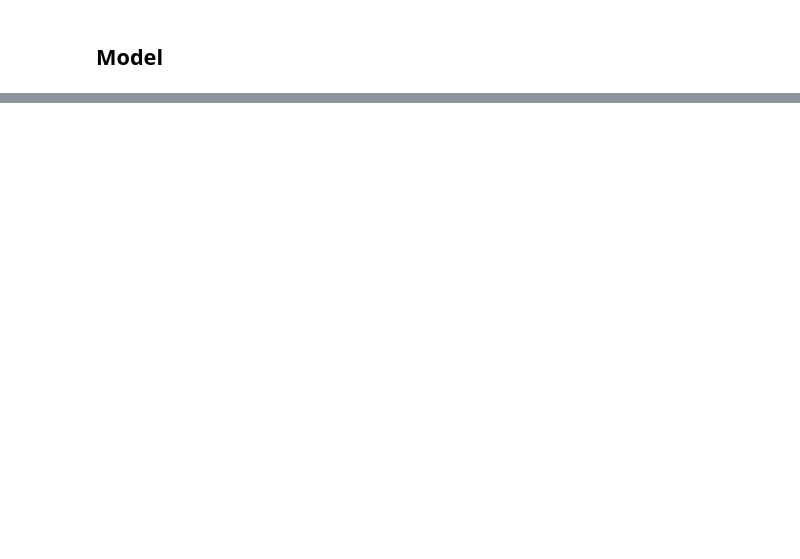
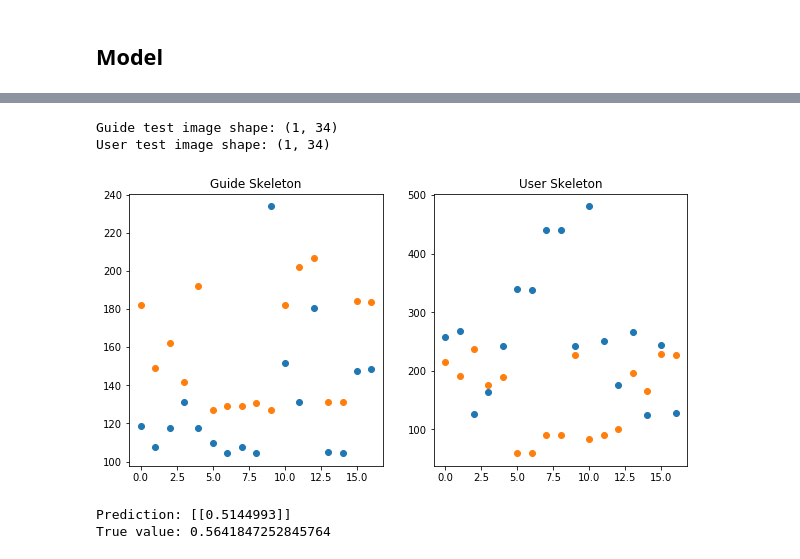
Before and after one commit to sync-without-async/CapstoneDesign-ML, a Jupyter notebook: experiments/imporve_model.ipynb, the cells around one changed output, grey strips where cells are left out. Cells and saved outputs as stored; diff of their text form; code cells hidden in the pictures; blank space fills up the shorter version.

```diff
--- a/experiments/imporve_model.ipynb
+++ b/experiments/imporve_model.ipynb
@@ -295,0 +336,39 @@ plt.show()
+# %%
+guide_test_image = np.random.randint(0, len(guide_X_test))
+guide_test_image = guide_X_test[guide_test_image]
+guide_test_image = guide_test_image.reshape(-1, 34)
+print(f"Guide test image shape: {guide_test_image.shape}")
+
+user_test_image = np.random.randint(0, len(user_X_test))
+user_test_image = user_X_test[user_test_image]
+user_test_image = user_test_image.reshape(-1, 34)
+print(f"User test image shape: {user_test_image.shape}")
+
+plt.figure(figsize=(10, 5))
+
+plt.subplot(1, 2, 1)
+plt.title("Guide Skeleton")
+plt.plot(guide_test_image.reshape(17, 2), marker='o', linestyle='')
+
+plt.subplot(1, 2, 2)
+plt.title("User Skeleton")
+plt.plot(user_test_image.reshape(17, 2), marker='o', linestyle='')
+
+plt.show()
+
+true_value = jaccard_score(guide_test_image, user_test_image)
+
+guide_test_image = torch.Tensor(guide_test_image).to(model_devcie)
+user_test_image = torch.Tensor(user_test_image).to(model_devcie)
+
+with torch.no_grad():
+    output = model(guide_test_image, user_test_image)
+output = output.cpu().numpy()
+print(f"Prediction: {output}")
+print(f"True value: {true_value}")
+# %% [output]
+Guide test image shape: (1, 34)
+User test image shape: (1, 34)
+[figure, added]
+Prediction: [[0.5144993]]
+True value: 0.5641847252845764
```
Also changed, not shown: parts of 16 cells of this notebook.
